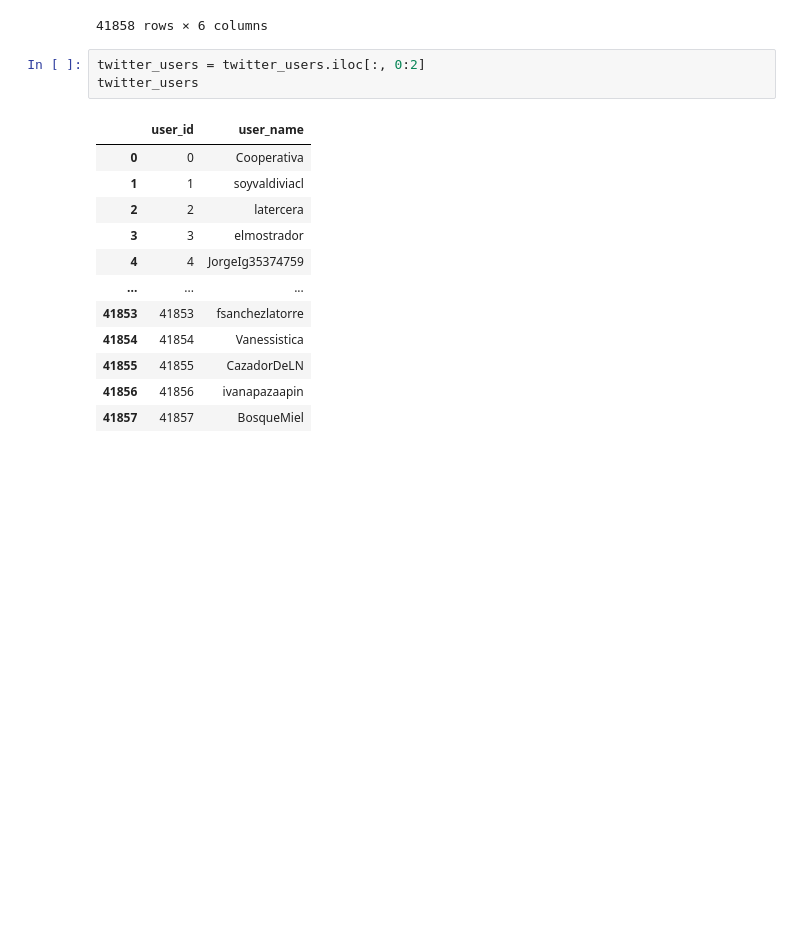
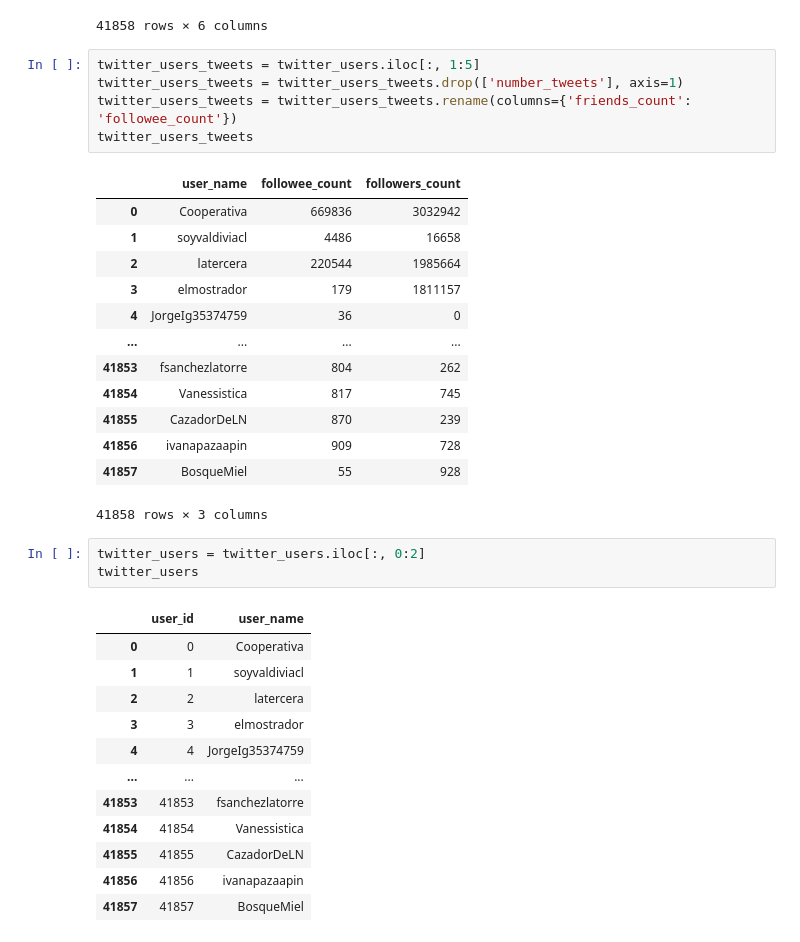
Before and after one commit to DnlMoreno/FEDAA, a Jupyter notebook: Project Final Graphs/Preprocesamiento de datos/Preprocesamiento_base_de_datos.ipynb, the cells around one changed output. Drawn from its saved outputs; the diff is of its cells as text; blank space fills up the shorter version.

```diff
--- a/Project Final Graphs/Preprocesamiento de datos/Manejo_bbdd.ipynb
+++ b/Project Final Graphs/Preprocesamiento de datos/Preprocesamiento_base_de_datos.ipynb
@@ -42,6 +42,25 @@ See the caveats in the documentation: https://pandas.pydata.org/pandas-docs/stab
 | 41856 | 41856 | ivanapazaapin | 454 | 909 | 728 | Thu Jun 3 12:44:02 +0000 2021 |
 | 41857 | 41857 | BosqueMiel | 287 | 55 | 928 | Thu Jun 3 12:44:02 +0000 2021 |
 41858 rows × 6 columns
+# %%
+twitter_users_tweets = twitter_users.iloc[:, 1:5]
+twitter_users_tweets = twitter_users_tweets.drop(['number_tweets'], axis=1)
+twitter_users_tweets = twitter_users_tweets.rename(columns={'friends_count': 'followee_count'})
+twitter_users_tweets
+# %% [output]
+|  | user_name | followee_count | followers_count |
+| 0 | Cooperativa | 669836 | 3032942 |
+| 1 | soyvaldiviacl | 4486 | 16658 |
+| 2 | latercera | 220544 | 1985664 |
+| 3 | elmostrador | 179 | 1811157 |
+| 4 | JorgeIg35374759 | 36 | 0 |
+| ... | ... | ... | ... |
+| 41853 | fsanchezlatorre | 804 | 262 |
+| 41854 | Vanessistica | 817 | 745 |
+| 41855 | CazadorDeLN | 870 | 239 |
+| 41856 | ivanapazaapin | 909 | 728 |
+| 41857 | BosqueMiel | 55 | 928 |
+41858 rows × 3 columns
 # %%
 twitter_users = twitter_users.iloc[:, 0:2]
 twitter_users
```
Also changed, not shown: parts of 9 cells of this notebook, 25 other files.
